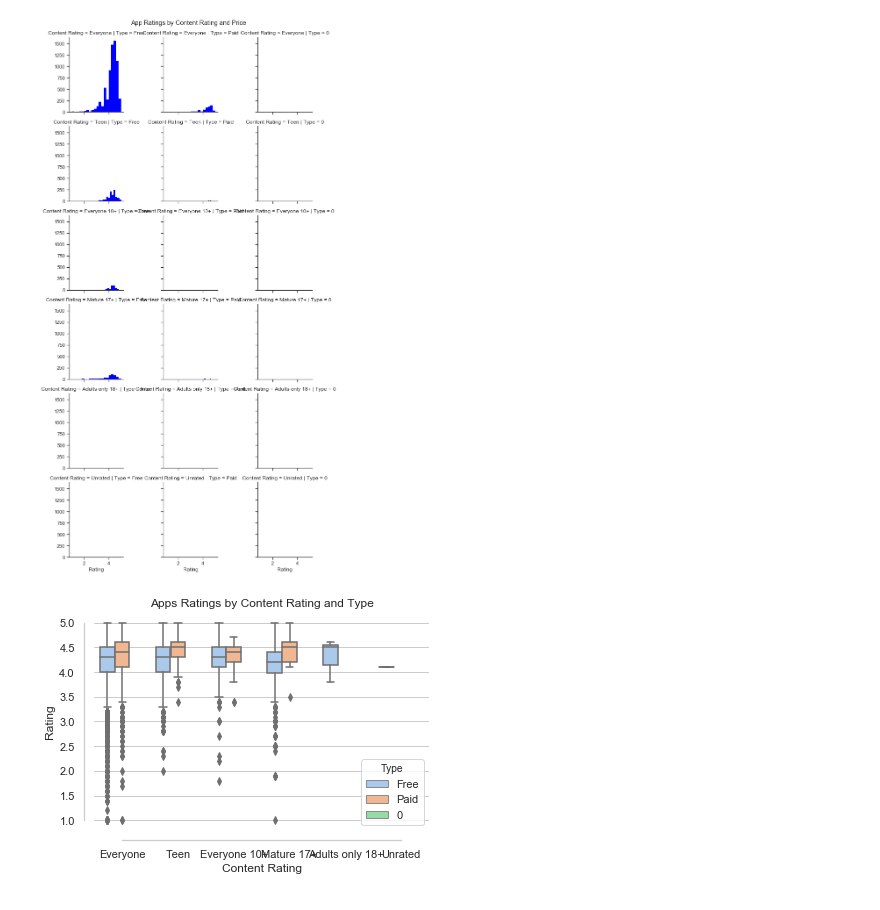
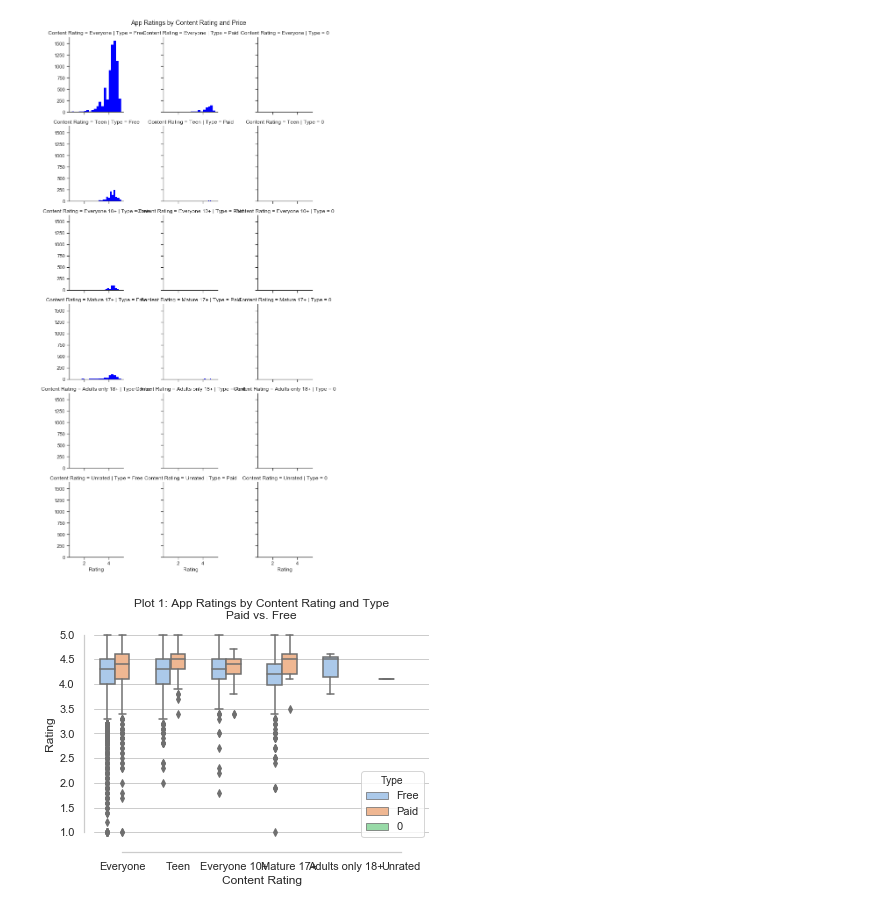
Before and after one commit to jkovach89/12-2-Assignment, a Jupyter notebook: Assignment 12.2 - Data Visualizations with Seaborn - Google Play Apps.ipynb, the cells around one changed output. Saved outputs shown, nothing was run; the diff lists cells and outputs as text; code cells hidden in the pictures.

```diff
--- a/Assignment 12.2 - Data Visualizations with Seaborn - Google Play Apps.ipynb
+++ b/Assignment 12.2 - Data Visualizations with Seaborn - Google Play Apps.ipynb
@@ -10,7 +5,7 @@ print('Import Complete')
 # %% [output]
 Import Complete
 # %%
-apps = pd.read_csv('/Users/Jkovach/Downloads/google-play-store-apps/googleplaystore.csv')
+apps = pd.read_csv('/Users/Jkovach/Downloads/google-play-store-apps/googleplaystore.csv', encoding = 'ISO-8859-1')
 print(apps.head(n=5))
 # %% [output]
                                                  App        Category  Rating  \
@@ -51,11 +49,11 @@ plt.show()
 # %%
 #Comparing groups again, but with a different emphasis.
 #Setting the overall aesthetic.
 sns.set(style="whitegrid")
 ax = sns.boxplot(x='Content Rating',y='Rating',hue='Type',data=apps,palette='pastel')
-plt.title('Apps Ratings by Content Rating and Type')
+plt.title('Plot 1: App Ratings by Content Rating and Type\nPaid vs. Free')
 sns.despine(offset=10, trim=True)
 ax.set(xlabel='Content Rating', ylabel='Rating')
 plt.show()
 # %% [output]
-[figure, old version]
+[figure, new version]
```
Also changed, not shown: parts of 7 cells of this notebook.
